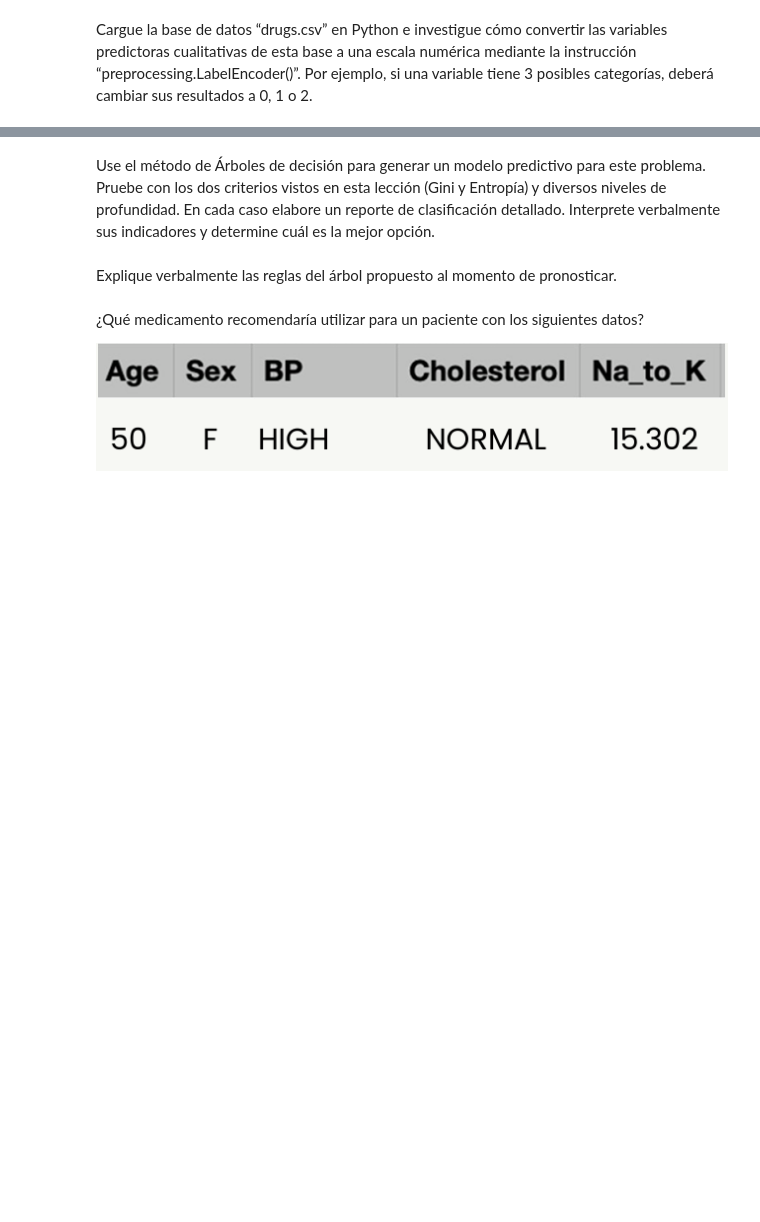
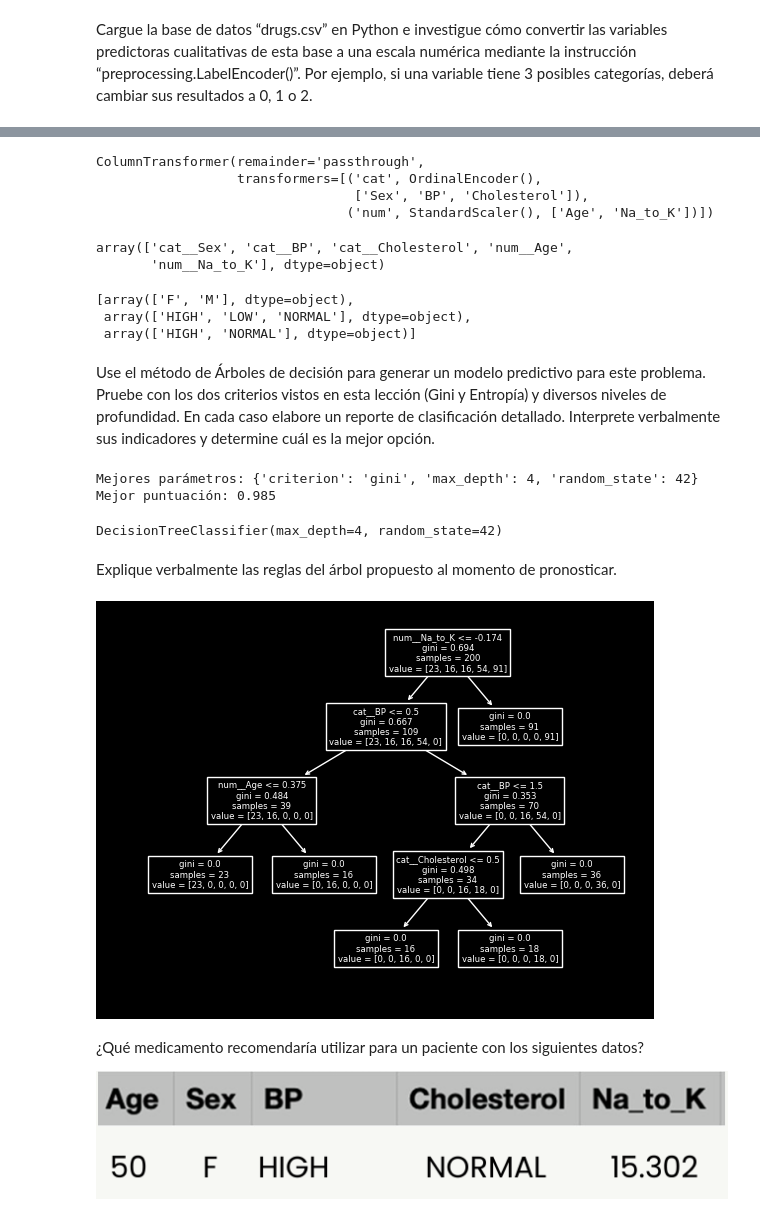
Before and after one commit to julihocc/ebac-cientifico-datos, a Jupyter notebook: S25 Decision trees/drugs/main.ipynb, the cells around one changed output, grey strips where cells are left out. Cells and saved outputs as stored; diff of their text form; code cells hidden in the pictures; blank space fills up the shorter version.

Commit message:
feat: Decision trees model

```diff
--- a/S25 Decision trees/drugs/main.ipynb
+++ b/S25 Decision trees/drugs/main.ipynb
@@ -25,7 +53,67 @@ Cargue la base de datos “drugs.csv” en Python e investigue cómo convertir l
+# %%
+preprocessor = preprocess_pipeline.named_steps['preprocessor']
+preprocessor
+# %% [output]
+ColumnTransformer(remainder='passthrough',
+                  transformers=[('cat', OrdinalEncoder(),
+                                 ['Sex', 'BP', 'Cholesterol']),
+                                ('num', StandardScaler(), ['Age', 'Na_to_K'])])
+# %%
+
+feature_names = preprocessor.get_feature_names_out()
+feature_names
+# %% [output]
+array(['cat__Sex', 'cat__BP', 'cat__Cholesterol', 'num__Age',
+       'num__Na_to_K'], dtype=object)
+# %%
+ordinal_encoder = preprocessor.transformers_[0][1]
+categories = ordinal_encoder.categories_
+categories
+# %% [output]
+[array(['F', 'M'], dtype=object),
+ array(['HIGH', 'LOW', 'NORMAL'], dtype=object),
+ array(['HIGH', 'NORMAL'], dtype=object)]
 # %% [markdown]
 Use el método de Árboles de decisión para generar un modelo predictivo para este problema. Pruebe con los dos criterios vistos en esta lección (Gini y Entropía) y diversos niveles de profundidad. En cada caso elabore un reporte de clasificación detallado. Interprete verbalmente sus indicadores y determine cuál es la mejor opción.
+# %%
+from sklearn.tree import DecisionTreeClassifier
+from sklearn.model_selection import GridSearchCV
+
+
+# Definir el espacio de búsqueda de parámetros
+param_grid = {
+    'criterion': ['gini', 'entropy'],
+    'max_depth': [1, 2, 3, 4, 5, None],
+    'random_state': [42]
+}
+
+# Configurar GridSearchCV
+grid_search = GridSearchCV(DecisionTreeClassifier(), param_grid, cv=5, scoring='accuracy')
+
+# Ajustar GridSearchCV
+grid_search.fit(X_preprocessed, y)
+
+# Mejores parámetros y puntuación
+print("Mejores parámetros:", grid_search.best_params_)
+print("Mejor puntuación:", grid_search.best_score_)
+# %% [output]
+Mejores parámetros: {'criterion': 'gini', 'max_depth': 4, 'random_state': 42}
+Mejor puntuación: 0.985
+# %%
+model = DecisionTreeClassifier(**grid_search.best_params_)
+model.fit(X_preprocessed, y)
+# %% [output]
+DecisionTreeClassifier(max_depth=4, random_state=42)
 # %% [markdown]
 Explique verbalmente las reglas del árbol propuesto al momento de pronosticar.
+# %%
+from sklearn.tree import plot_tree
+import matplotlib.pyplot as plt
+
+plot_tree(model, feature_names=feature_names)
+plt.show()
+# %% [output]
+[figure, added]
 # %% [markdown]
 ¿Qué medicamento recomendaría utilizar para un paciente con los siguientes datos?
 
```
Also changed, not shown: parts of 8 cells of this notebook, 2 other files.
